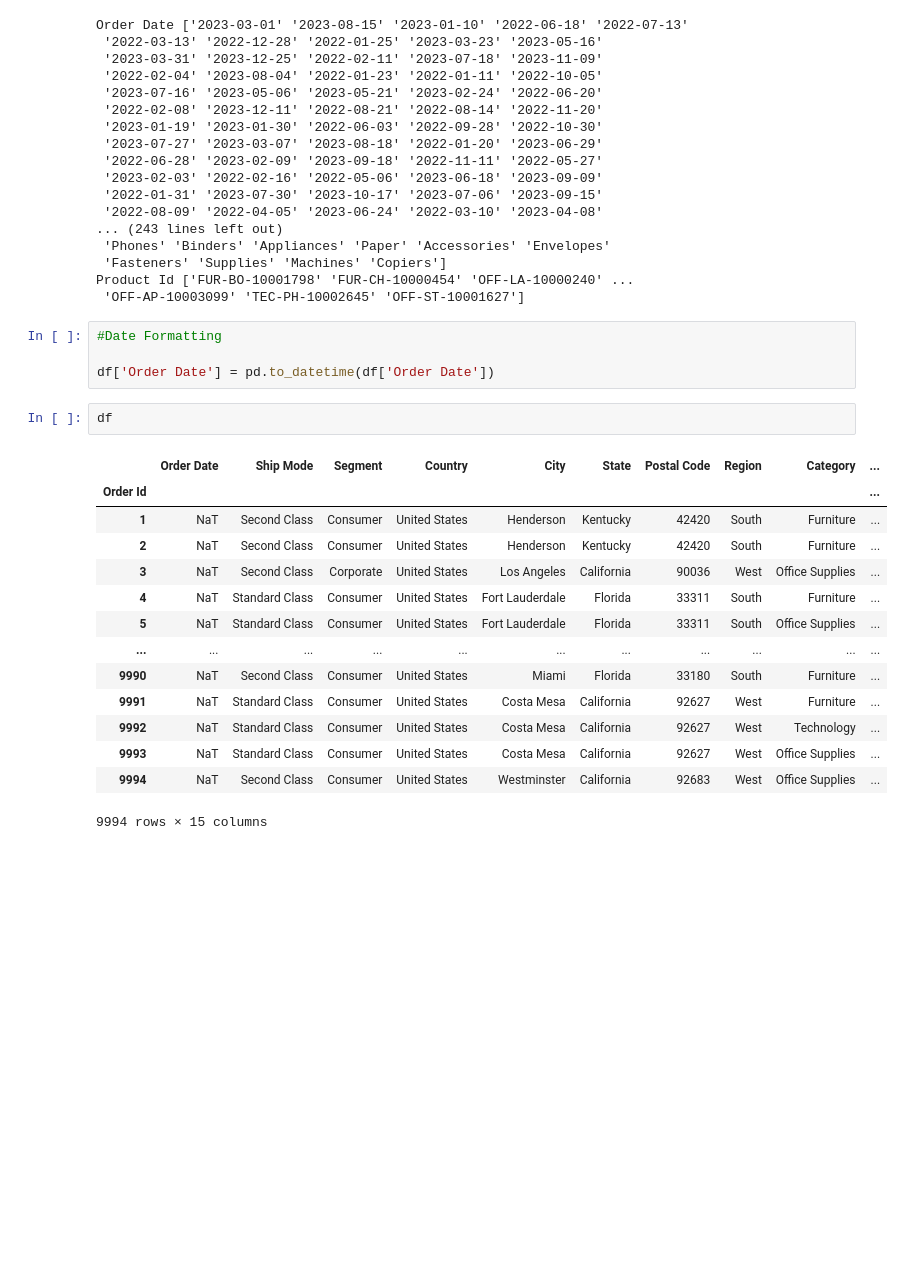
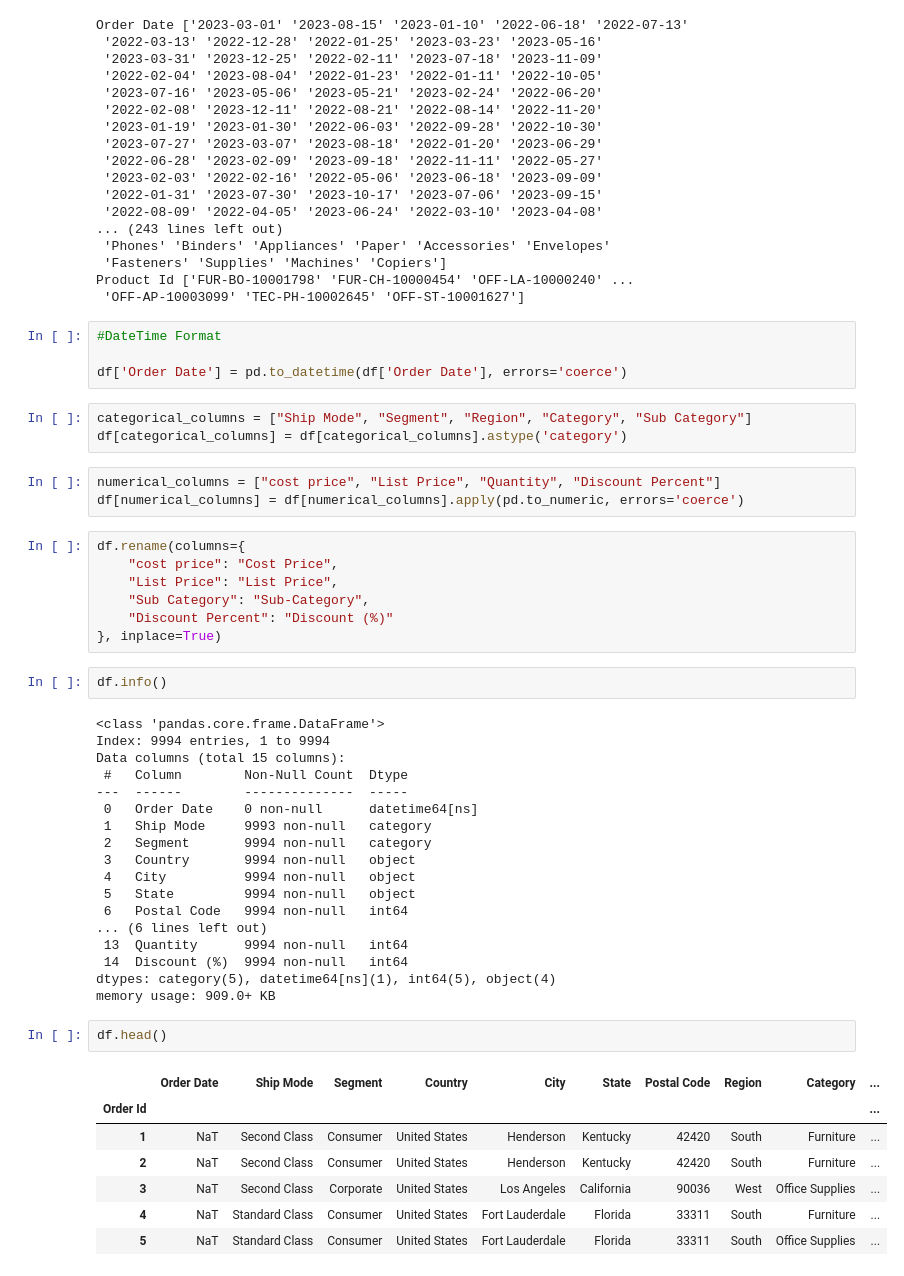
Before and after one commit to raju1207/Retail-Order-Data-Analysis, a Jupyter notebook: Retail_Order_Data_Analysis.ipynb, the cells around one changed output. Saved outputs shown, nothing was run; the diff lists cells and outputs as text; blank space fills up the shorter version.

```diff
--- a/Retail_Order_Data_Analysis.ipynb
+++ b/Retail_Order_Data_Analysis.ipynb
@@ -135,23 +135,49 @@ Order Date ['2023-03-01' '2023-08-15' '2023-01-10' '2022-06-18' '2022-07-13'
 Product Id ['FUR-BO-10001798' 'FUR-CH-10000454' 'OFF-LA-10000240' ...
  'OFF-AP-10003099' 'TEC-PH-10002645' 'OFF-ST-10001627']
 # %%
-#Date Formatting
+#DateTime Format
 
-df['Order Date'] = pd.to_datetime(df['Order Date'])
+df['Order Date'] = pd.to_datetime(df['Order Date'], errors='coerce')
+# %%
+categorical_columns = ["Ship Mode", "Segment", "Region", "Category", "Sub Category"]
+df[categorical_columns] = df[categorical_columns].astype('category')
+# %%
+numerical_columns = ["cost price", "List Price", "Quantity", "Discount Percent"]
+df[numerical_columns] = df[numerical_columns].apply(pd.to_numeric, errors='coerce')
+# %%
+df.rename(columns={
+    "cost price": "Cost Price",
+    "List Price": "List Price",
+    "Sub Category": "Sub-Category",
+    "Discount Percent": "Discount (%)"
+}, inplace=True)
 # %%
-df
+df.info()
 # %% [output]
-|  | Order Date | Ship Mode | Segment | Country | City | State | Postal Code | Region | Category | ... |
-| Order Id |  |  |  |  |  |  |  |  |  | ... |
-| 1 | NaT | Second Class | Consumer | United States | Henderson | Kentucky | 42420 | South | Furniture | ... |
-| 2 | NaT | Second Class | Consumer | United States | Henderson | Kentucky | 42420 | South | Furniture | ... |
-| 3 | NaT | Second Class | Corporate | United States | Los Angeles | California | 90036 | West | Office Supplies | ... |
-| 4 | NaT | Standard Class | Consumer | United States | Fort Lauderdale | Florida | 33311 | South | Furniture | ... |
-| 5 | NaT | Standard Class | Consumer | United States | Fort Lauderdale | Florida | 33311 | South | Office Supplies | ... |
-| ... | ... | ... | ... | ... | ... | ... | ... | ... | ... | ... |
-| 9990 | NaT | Second Class | Consumer | United States | Miami | Florida | 33180 | South | Furniture | ... |
-| 9991 | NaT | Standard Class | Consumer | United States | Costa Mesa | California | 92627 | West | Furniture | ... |
-| 9992 | NaT | Standard Class | Consumer | United States | Costa Mesa | California | 92627 | West | Technology | ... |
-| 9993 | NaT | Standard Class | Consumer | United States | Costa Mesa | California | 92627 | West | Office Supplies | ... |
-| 9994 | NaT | Second Class | Consumer | United States | Westminster | California | 92683 | West | Office Supplies | ... |
-9994 rows × 15 columns
+<class 'pandas.core.frame.DataFrame'>
+Index: 9994 entries, 1 to 9994
+Data columns (total 15 columns):
+ #   Column        Non-Null Count  Dtype
+---  ------        --------------  -----
+ 0   Order Date    0 non-null      datetime64[ns]
+ 1   Ship Mode     9993 non-null   category
+ 2   Segment       9994 non-null   category
+ 3   Country       9994 non-null   object
+ 4   City          9994 non-null   object
+ 5   State         9994 non-null   object
+ 6   Postal Code   9994 non-null   int64
+... (6 lines left out)
+ 13  Quantity      9994 non-null   int64
+ 14  Discount (%)  9994 non-null   int64
+dtypes: category(5), datetime64[ns](1), int64(5), object(4)
+memory usage: 909.0+ KB
+# %%
+df.head()
+# %% [output]
+|  | Order Date | Ship Mode | Segment | Country | City | State | Postal Code | Region | Category | ... |
+| Order Id |  |  |  |  |  |  |  |  |  | ... |
+| 1 | NaT | Second Class | Consumer | United States | Henderson | Kentucky | 42420 | South | Furniture | ... |
+| 2 | NaT | Second Class | Consumer | United States | Henderson | Kentucky | 42420 | South | Furniture | ... |
+| 3 | NaT | Second Class | Corporate | United States | Los Angeles | California | 90036 | West | Office Supplies | ... |
+| 4 | NaT | Standard Class | Consumer | United States | Fort Lauderdale | Florida | 33311 | South | Furniture | ... |
+| 5 | NaT | Standard Class | Consumer | United States | Fort Lauderdale | Florida | 33311 | South | Office Supplies | ... |
```
Also changed, not shown: parts of 1 cell of this notebook.
